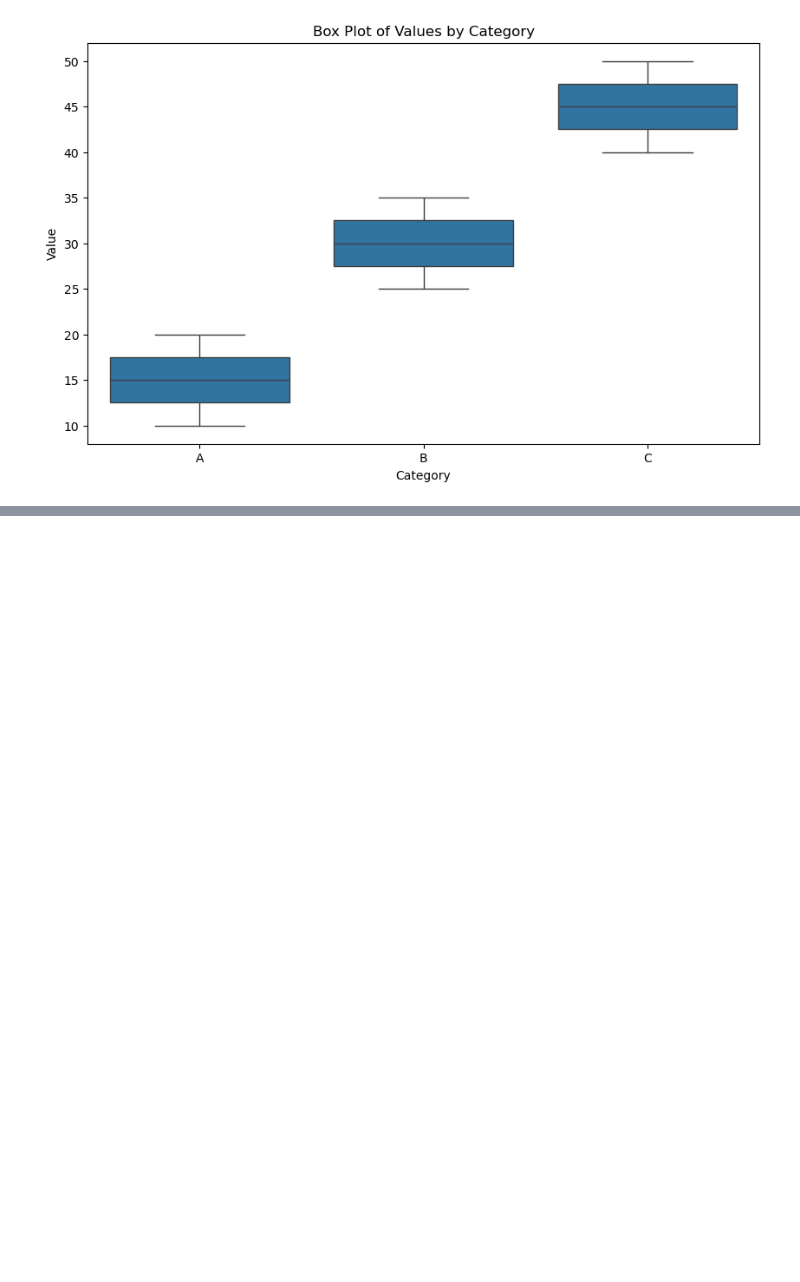
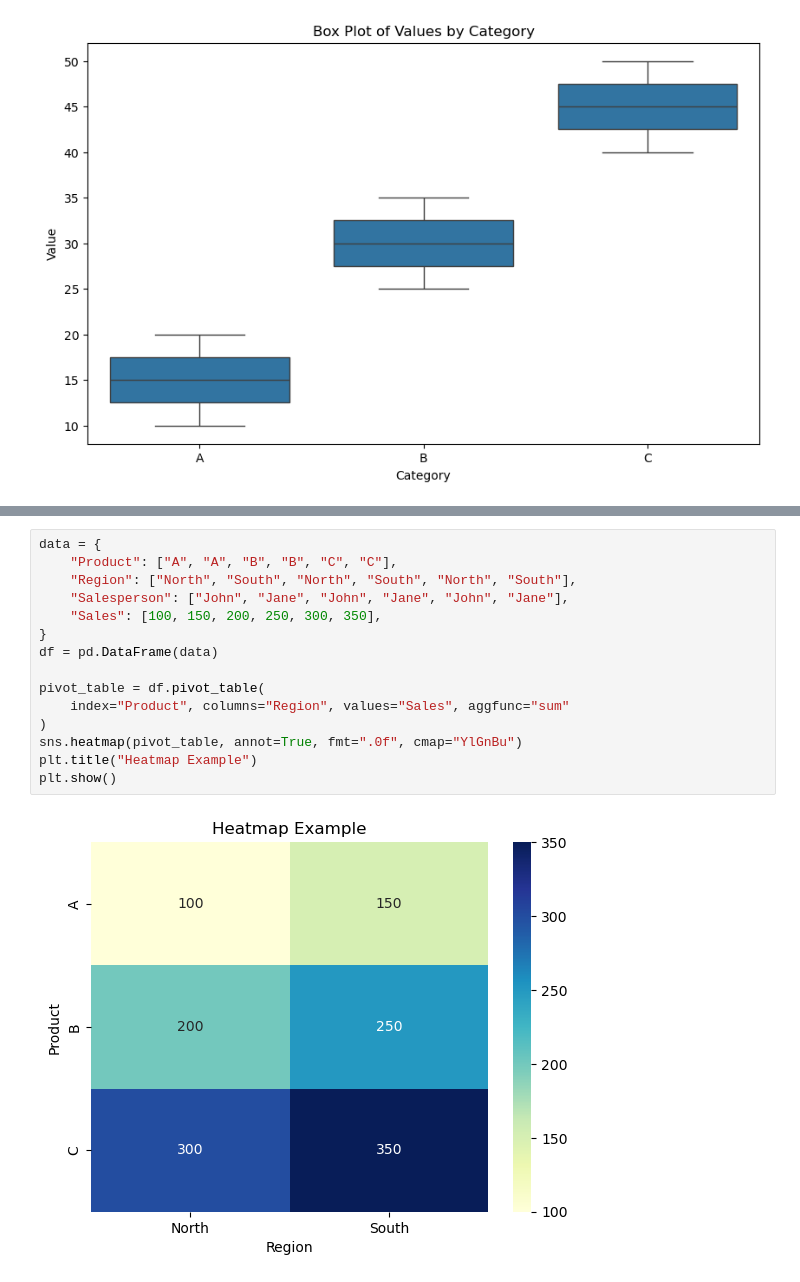
Before and after one commit to RobbertChampagne/Data, a Jupyter notebook: pandas/Visualization.ipynb, the cells around one changed output, grey strips where cells are left out. Saved outputs shown, nothing was run; the diff lists cells and outputs as text; blank space fills up the shorter version.

Commit message:
More plots

```diff
--- a/pandas/Visualization.ipynb
+++ b/pandas/Visualization.ipynb
@@ -251,0 +391,17 @@ These examples demonstrate how to create various types of plots using Seaborn an
+# %%
+data = {
+    "Product": ["A", "A", "B", "B", "C", "C"],
+    "Region": ["North", "South", "North", "South", "North", "South"],
+    "Salesperson": ["John", "Jane", "John", "Jane", "John", "Jane"],
+    "Sales": [100, 150, 200, 250, 300, 350],
+}
+df = pd.DataFrame(data)
+
+pivot_table = df.pivot_table(
+    index="Product", columns="Region", values="Sales", aggfunc="sum"
+)
+sns.heatmap(pivot_table, annot=True, fmt=".0f", cmap="YlGnBu")
+plt.title("Heatmap Example")
+plt.show()
+# %% [output]
+[figure, added]
```
Also changed, not shown: parts of 25 cells of this notebook.
